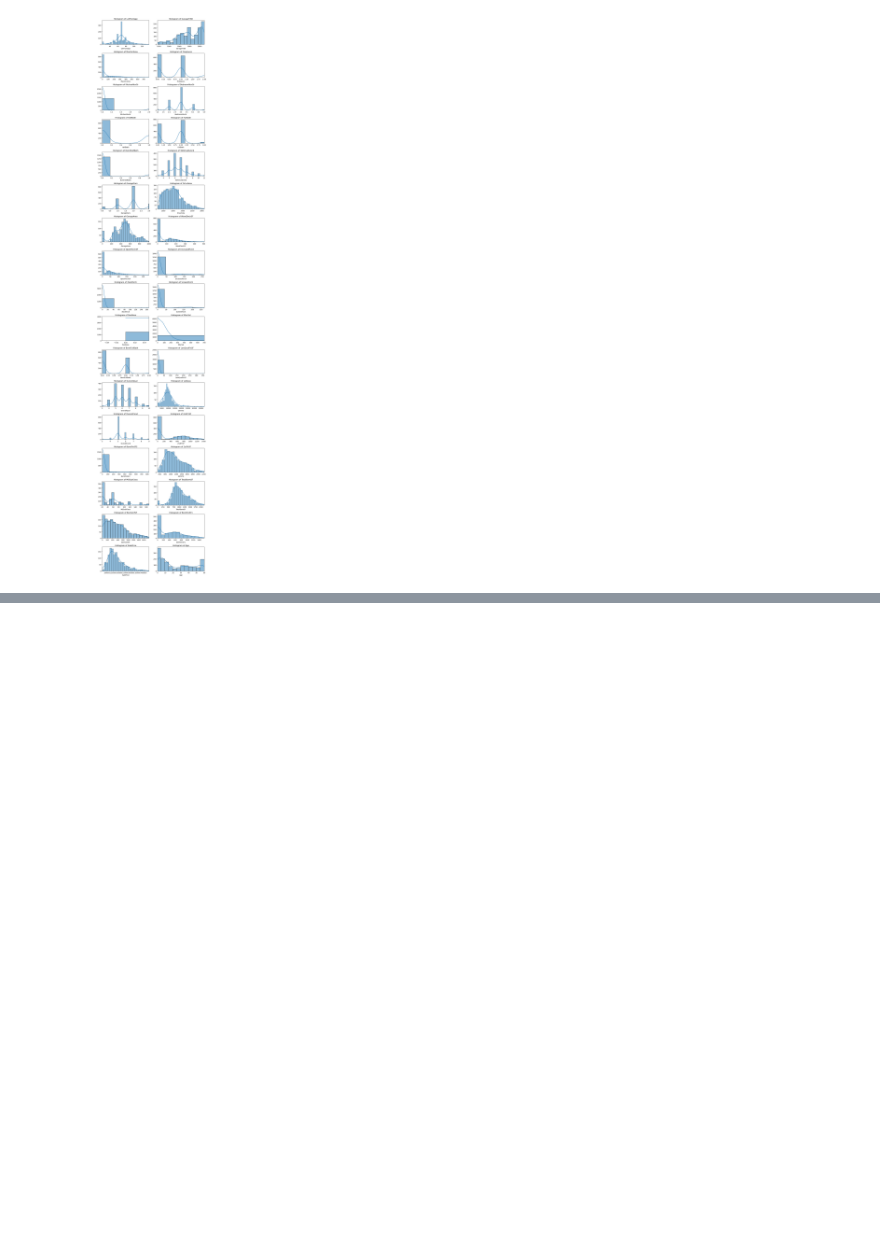
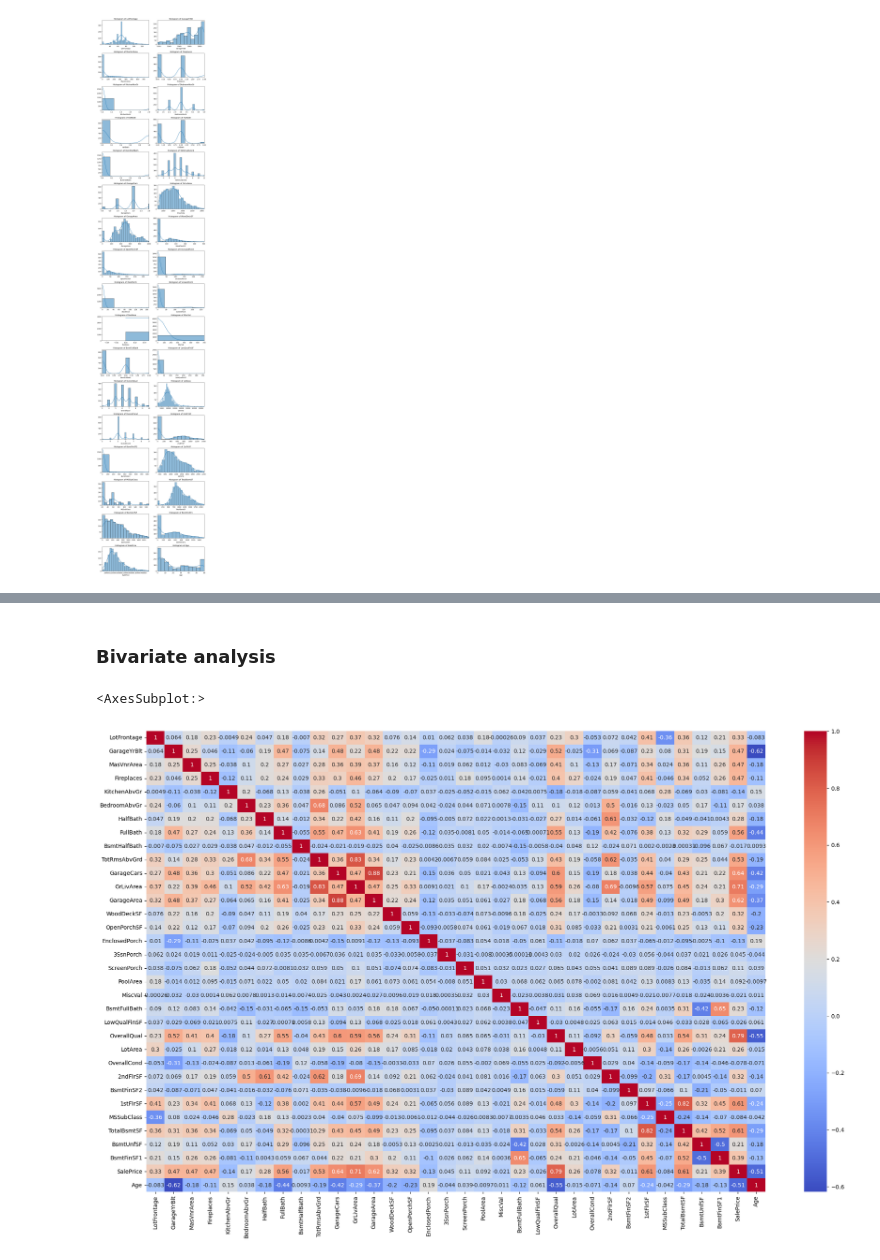
Before and after one commit to sreeprem/HousePricePrediction, a Jupyter notebook: Housing Prediction.ipynb, the cells around one changed output, grey strips where cells are left out. Cells and saved outputs as stored; diff of their text form; code cells hidden in the pictures; blank space fills up the shorter version.

```diff
--- a/Housing Prediction.ipynb
+++ b/Housing Prediction.ipynb
@@ -621,0 +626,14 @@ plt.show()
+# %% [markdown]
+### Bivariate analysis
+# %%
+# figure size
+plt.figure(figsize=(25,15))
+
+# Create a correlation matrix of numeric columns
+corr_matrix = hp_df_cleaned[num_cols].corr()
+
+# Create a heatmap of the correlation matrix
+sns.heatmap(corr_matrix, cmap='coolwarm', annot=True)
+# %% [output]
+<AxesSubplot:>
+[figure, added]
```
Also changed, not shown: parts of 31 cells of this notebook.
